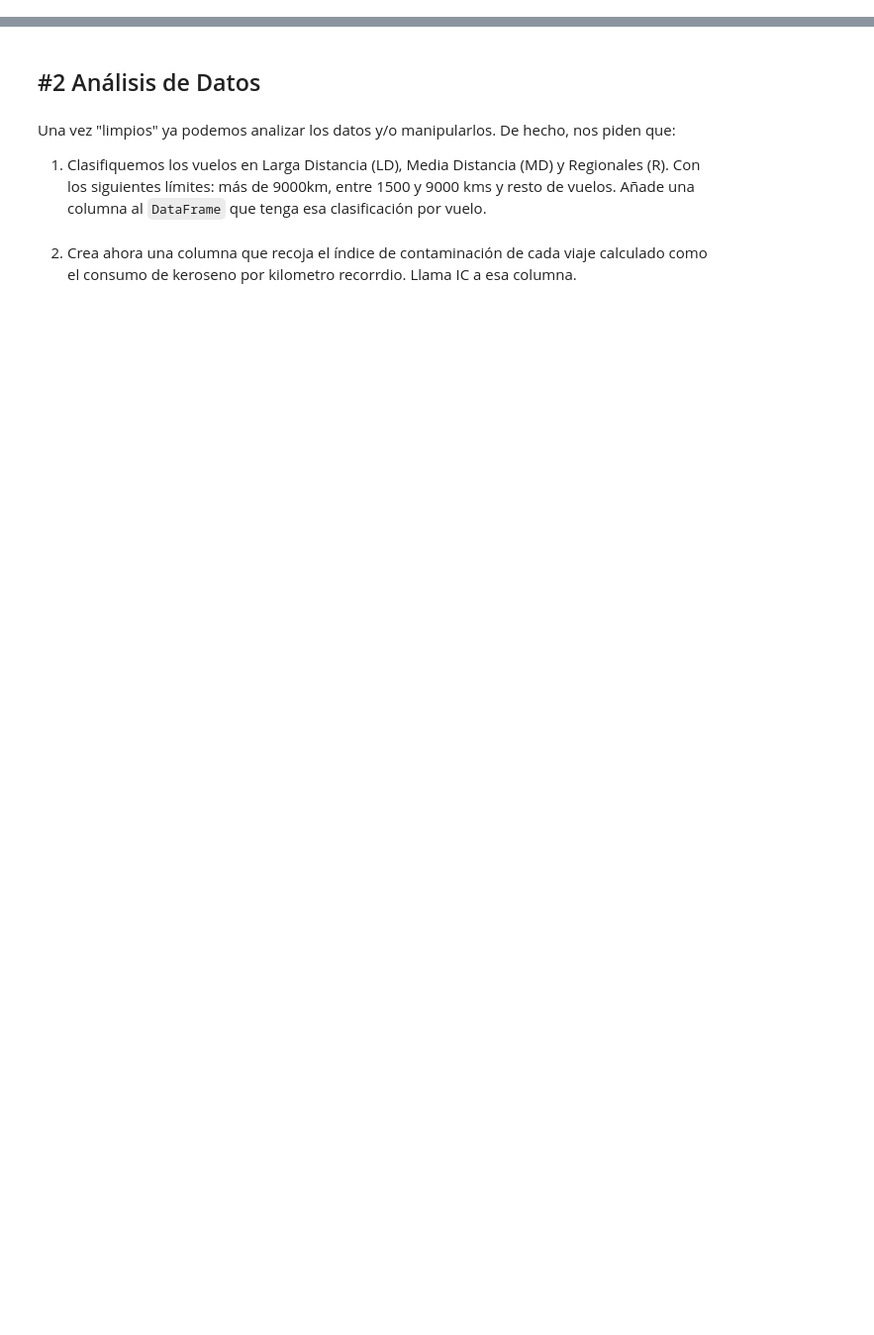
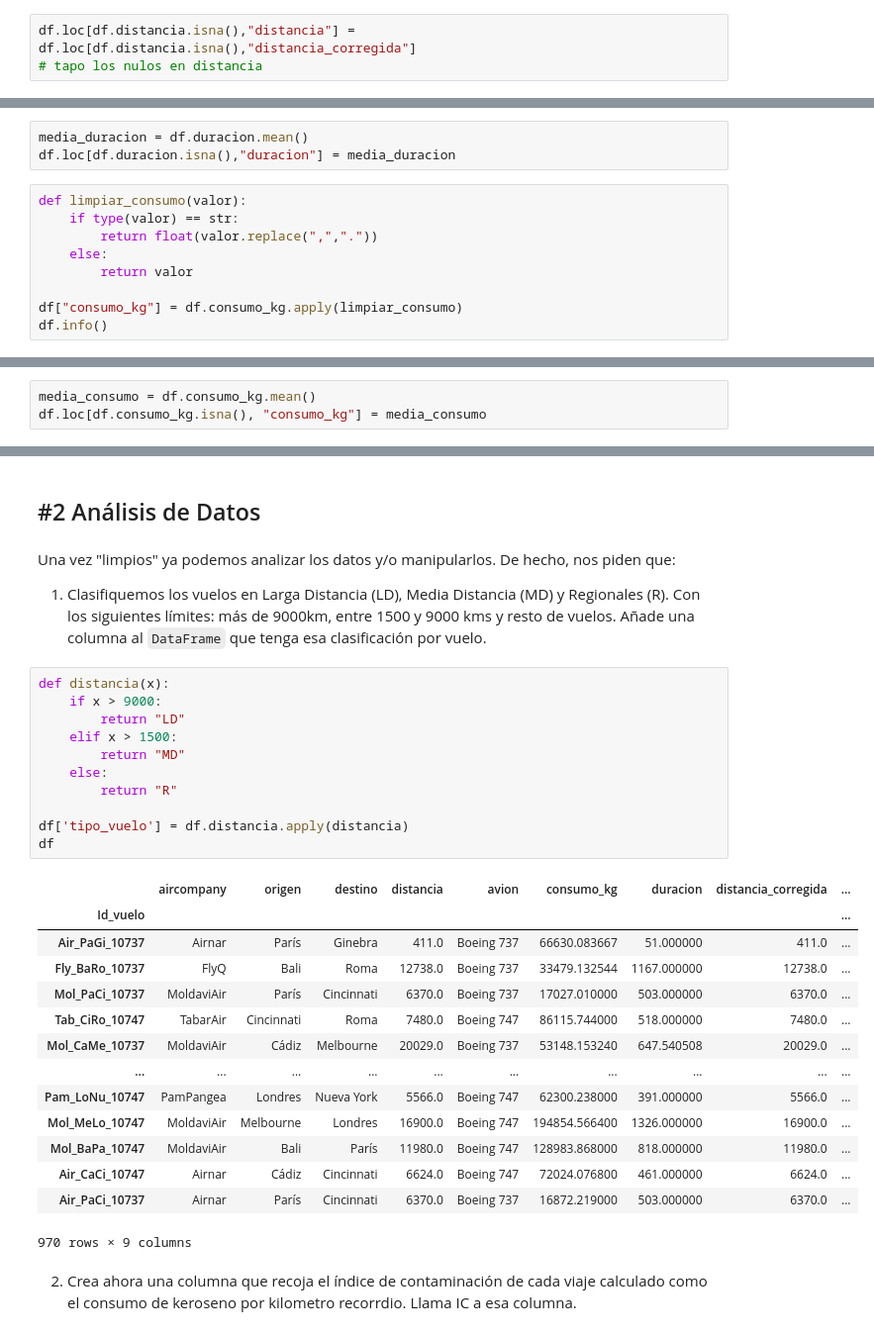
Before and after one commit to Angie-are/ONLINE_DS_THEBRIDGE_CURSO, a Jupyter notebook: 02_Programacion_y_Herramientas_Avanzadas/Sprint_04/Unidad_02/Practica_Obligatoria/18_Practica_Obligatoria_Pandas_II.ipynb, the cells around one changed output, grey strips where cells are left out. Shown at 99% size. Cells and saved outputs as stored; diff of their text form; blank space fills up the shorter version.

```diff
--- a/02_Programacion_y_Herramientas_Avanzadas/Sprint_04/Unidad_02/Practica_Obligatoria/18_Practica_Obligatoria_Pandas_II.ipynb
+++ b/02_Programacion_y_Herramientas_Avanzadas/Sprint_04/Unidad_02/Practica_Obligatoria/18_Practica_Obligatoria_Pandas_II.ipynb
@@ -38,0 +410,3 @@ df_viajes_aereos = pd.read_csv("./data/dataset_viajes.csv", index_col = "Id_vuel
+# %%
+df.loc[df.distancia.isna(),"distancia"] = df.loc[df.distancia.isna(),"distancia_corregida"]
+# tapo los nulos en distancia
@@ -39,2 +430,14 @@ df_viajes_aereos = pd.read_csv("./data/dataset_viajes.csv", index_col = "Id_vuel
 # %% [markdown]
 5. Sustituye los valores nulos por valores medios en las columnas numéricas que no puedas reconstruir. Se valorará hacerlo con más precisión que utilizar la media global, ¿se te ocurre como hacerlo más preciso?
+# %%
+media_duracion = df.duracion.mean()
+df.loc[df.duracion.isna(),"duracion"] = media_duracion
+# %%
+def limpiar_consumo(valor):
+    if type(valor) == str:
+        return float(valor.replace(",","."))
+    else:
+        return valor
+
+df["consumo_kg"] = df.consumo_kg.apply(limpiar_consumo)
+df.info()
@@ -40,0 +460,3 @@ df_viajes_aereos = pd.read_csv("./data/dataset_viajes.csv", index_col = "Id_vuel
+# %%
+media_consumo = df.consumo_kg.mean()
+df.loc[df.consumo_kg.isna(), "consumo_kg"] = media_consumo
@@ -48,5 +601,31 @@ df_viajes_aereos = pd.read_csv("./data/dataset_viajes.csv", index_col = "Id_vuel
 Una vez "limpios" ya podemos analizar los datos y/o manipularlos. De hecho, nos piden que:
 
 1. Clasifiquemos los vuelos en Larga Distancia (LD), Media Distancia (MD) y Regionales (R). Con los siguientes límites: más de 9000km, entre 1500 y 9000 kms y resto de vuelos. Añade una columna al `DataFrame` que tenga esa clasificación por vuelo.
+# %%
+def distancia(x):
+    if x > 9000:
+        return "LD"
+    elif x > 1500:
+        return "MD"
+    else:
+        return "R"
+
+df['tipo_vuelo'] = df.distancia.apply(distancia)
+df
+# %% [output]
+|  | aircompany | origen | destino | distancia | avion | consumo_kg | duracion | distancia_corregida | ... |
+| Id_vuelo |  |  |  |  |  |  |  |  | ... |
+| Air_PaGi_10737 | Airnar | París | Ginebra | 411.0 | Boeing 737 | 66630.083667 | 51.000000 | 411.0 | ... |
+| Fly_BaRo_10737 | FlyQ | Bali | Roma | 12738.0 | Boeing 737 | 33479.132544 | 1167.000000 | 12738.0 | ... |
+| Mol_PaCi_10737 | MoldaviAir | París | Cincinnati | 6370.0 | Boeing 737 | 17027.010000 | 503.000000 | 6370.0 | ... |
+| Tab_CiRo_10747 | TabarAir | Cincinnati | Roma | 7480.0 | Boeing 747 | 86115.744000 | 518.000000 | 7480.0 | ... |
+| Mol_CaMe_10737 | MoldaviAir | Cádiz | Melbourne | 20029.0 | Boeing 737 | 53148.153240 | 647.540508 | 20029.0 | ... |
+| ... | ... | ... | ... | ... | ... | ... | ... | ... | ... |
+| Pam_LoNu_10747 | PamPangea | Londres | Nueva York | 5566.0 | Boeing 747 | 62300.238000 | 391.000000 | 5566.0 | ... |
+| Mol_MeLo_10747 | MoldaviAir | Melbourne | Londres | 16900.0 | Boeing 747 | 194854.566400 | 1326.000000 | 16900.0 | ... |
+| Mol_BaPa_10747 | MoldaviAir | Bali | París | 11980.0 | Boeing 747 | 128983.868000 | 818.000000 | 11980.0 | ... |
+| Air_CaCi_10747 | Airnar | Cádiz | Cincinnati | 6624.0 | Boeing 747 | 72024.076800 | 461.000000 | 6624.0 | ... |
+| Air_PaCi_10737 | Airnar | París | Cincinnati | 6370.0 | Boeing 737 | 16872.219000 | 503.000000 | 6370.0 | ... |
+970 rows × 9 columns
 # %% [markdown]
 2. Crea ahora una columna que recoja el índice de contaminación de cada viaje calculado como el consumo de keroseno por kilometro recorrdio. Llama IC a esa columna.
```
Also changed, not shown: parts of 88 cells of this notebook.
